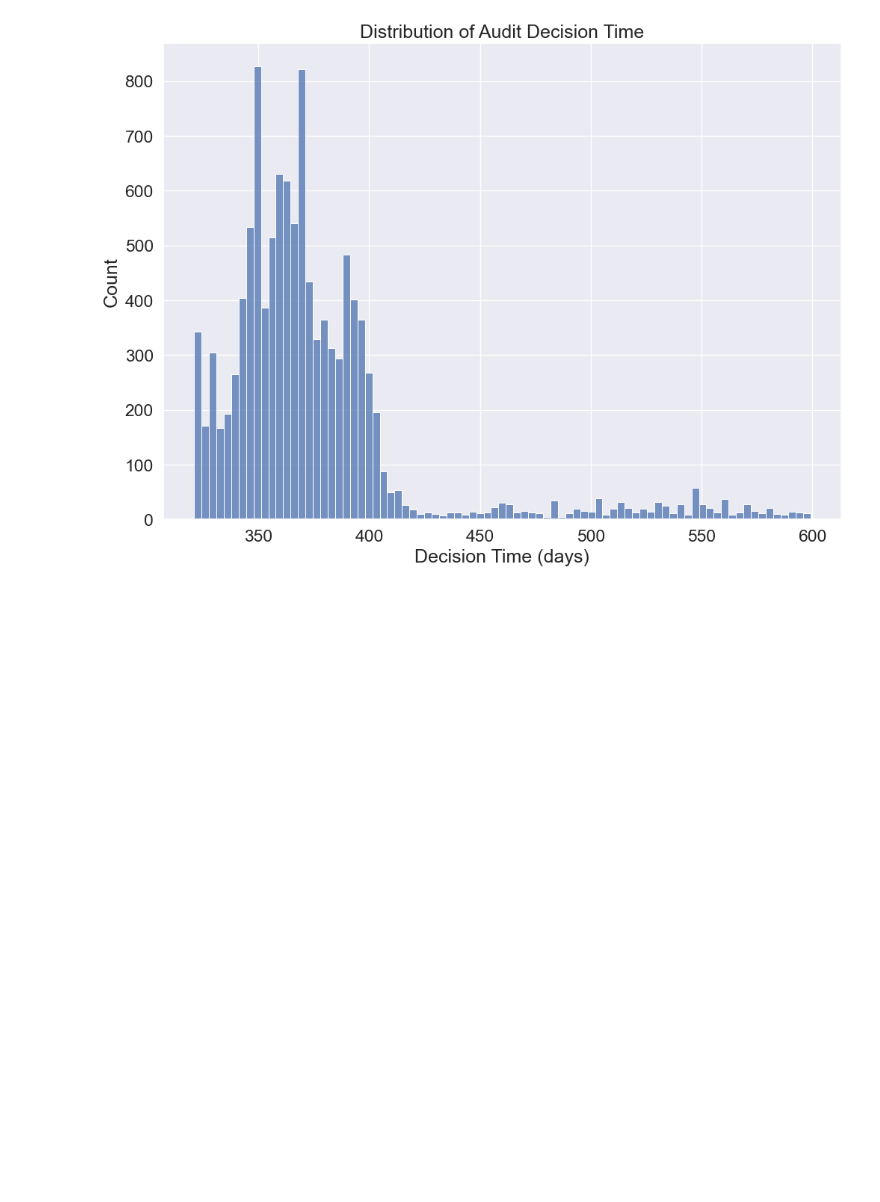
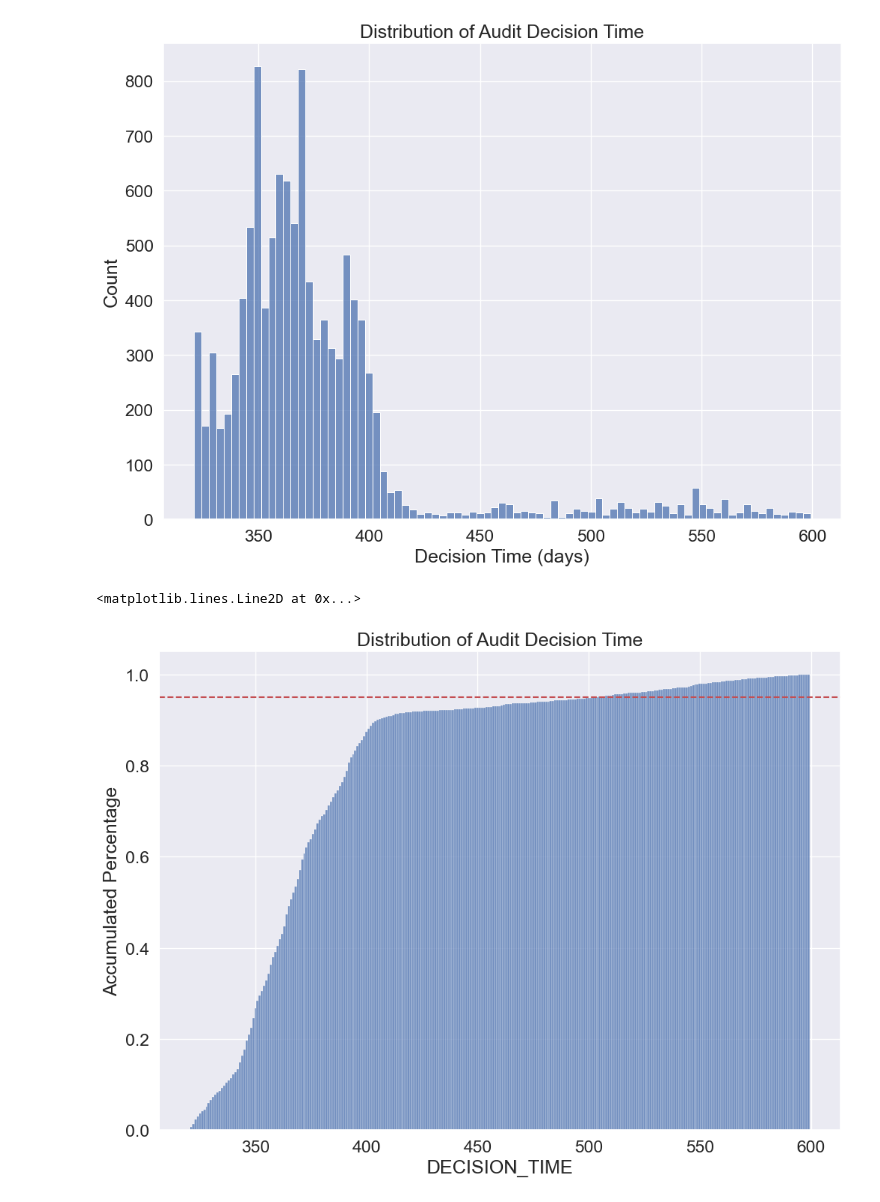
Before and after one commit to baslia/perm_analysis, a Jupyter notebook: audit_analysis.ipynb, the cells around one changed output. Saved outputs shown, nothing was run; the diff lists cells and outputs as text; code cells hidden in the pictures; blank space fills up the shorter version.

Commit message:
add audit analysis

```diff
--- a/audit_analysis.ipynb
+++ b/audit_analysis.ipynb
@@ -40,3 +40,17 @@ ax.set(xlabel='Decision Time (days)', title='Distribution of Audit Decision Time
 plt.show()
 # %% [output]
 [figure]
+# %%
+# plot histogram with accumulated percentage
+import numpy as np
+sns.set_theme(style="whitegrid")
+sns.set(rc={'figure.figsize':(11.7,8.27)})
+sns.set(font_scale=1.5)
+ax = sns.histplot(x=df_audit['DECISION_TIME'].dt.days, cumulative=True, stat='density', discrete=True)
+# add the y axis label
+ax.set(ylabel='Accumulated Percentage', title='Distribution of Audit Decision Time')
+#add y axis reference line in red
+ax.axhline(y=0.95, color='r', linestyle='--')
+# %% [output]
+<matplotlib.lines.Line2D at 0x...>
+[figure, added]
```
